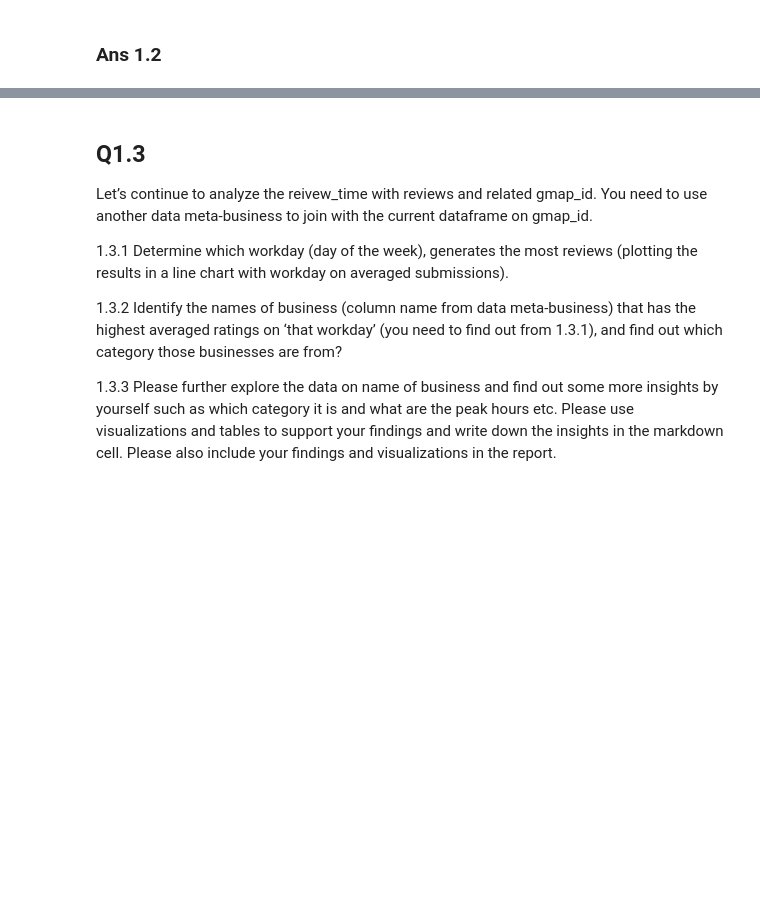
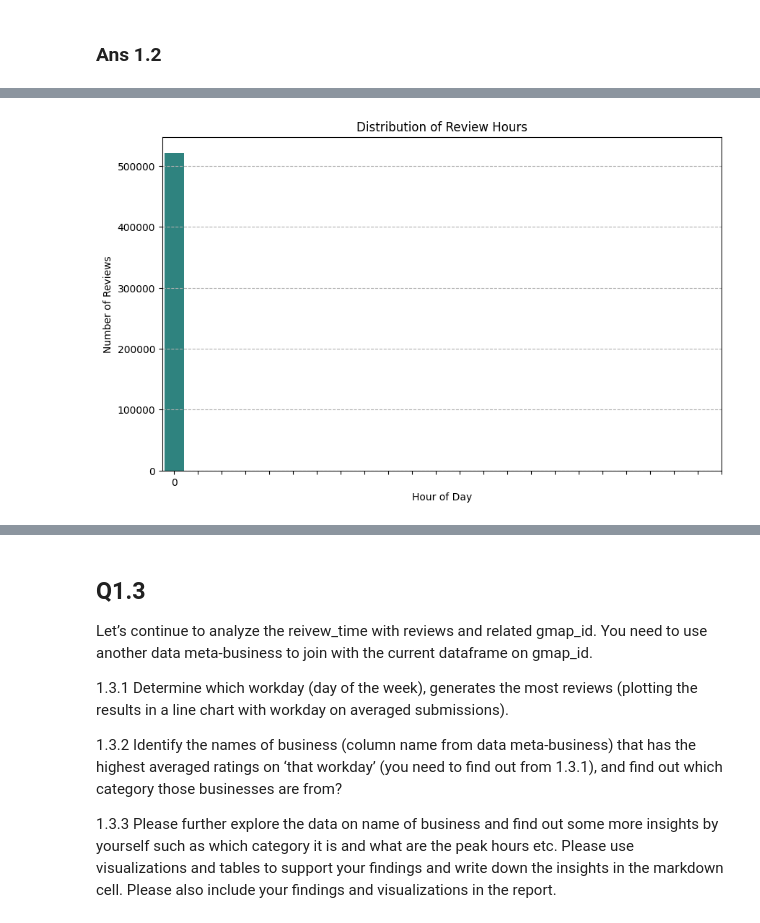
Before and after one commit to makhthum/MDS_Deakin_SIG742, a Jupyter notebook: sit742task2.ipynb, the cells around one changed output, grey strips where cells are left out. Drawn from its saved outputs; the diff is of its cells as text; code cells hidden in the pictures; blank space fills up the shorter version.

```diff
--- a/sit742task2.ipynb
+++ b/sit742task2.ipynb
@@ -38,3 +142,99 @@ Find out the information for gmap_id on the reviews. In order to achieve the abo
 1.2.3 Using matplotlib or seaborn to draw some (two or more if possible) visualizations on the relationship between gmap_id and reivew_time. You could explore for example, what is the time people usually review? How many business is reviewed in the morning time etc. Please also discuss the insights you are finding with your visualizations in the markdown cell. Please also include your findings and visualizations in the report.
 # %% [markdown]
 ### Ans 1.2
+# %%
+# 1.2.1 Using pyspark to calculate the number of reviews per each unique gmap_id and save as float format in pyspark dataframe to show the top 5 rows.
+
+# Re-initialize SparkSession
+spark = SparkSession.builder.appName("BusinessReviewAnalysis").getOrCreate()
+
+# Define the extraction directory
+extract_dir = '/content/extracted_data'
+
+# Find the review submission csv file
+review_csv_file = None
+for file in os.listdir(extract_dir):
+    if 'review.csv' in file:
+        review_csv_file = os.path.join(extract_dir, file)
+        break
+
+if review_csv_file:
+    print(f"Review submission file found: {review_csv_file}")
+
+    # Load the review data
+    try:
+        review_df_spark = spark.read.csv(
+            review_csv_file,
+            header=True,          # Use first row as header
+            inferSchema=True,     # Let Spark infer column types
+            quote='"',            # Respect double quotes around text
+            escape='"',           # Handle escaped quotes
+            multiLine=True        # If text fields contain newlines
+        )
+        print("DataFrame successfully loaded.")
+
+        # Apply transformations from Q1.1
+        review_df_spark = review_df_spark.withColumn("text", when(col("text").isNull(), "no review").otherwise(col("text")))
+        review_df_spark = review_df_spark.withColumn("newtime", date_format(from_unixtime(col("time")/1000), "yyyy-MM-dd"))
+
+        # Calculate the number of reviews per gmap_id
+        reviews_per_gmap_id_spark = review_df_spark.groupBy("gmap_id").agg(count("*").alias("review_count"))
+
+        # Cast the review_count to FloatType
+        reviews_per_gmap_id_spark = reviews_per_gmap_id_spark.withColumn("review_count", col("review_count").cast(FloatType()))
+
+        # Show the top 5 rows
+        print("Number of reviews per unique gmap_id (PySpark DataFrame - top 5):")
+        reviews_per_gmap_id_spark.show(5)
+
+        # 1.2.2 Transform the current pyspark dataframe to pandas dataframe (named as df)
+        df = review_df_spark.toPandas()
+
+        # create the column reivew_time with the information of review time on hours level.
+        # Assuming 'newtime' is already in 'yyyy-MM-dd' format from Q1.1
+        df['review_time_hour'] = pd.to_datetime(df['newtime']).dt.hour
+
+        # Print your df pandas dataframe with top 5 rows after creating the column review_time.
+        print("\nPandas DataFrame with review_time_hour (top 5):")
+        display(df.head())
+
+        # 1.2.3 Using matplotlib or seaborn to draw some (two or more if possible) visualizations
+
+        # Example Visualization 1: Distribution of review hours
+        plt.figure(figsize=(10, 6))
+        sns.countplot(data=df, x='review_time_hour', palette='viridis')
+        plt.title('Distribution of Review Hours')
+        plt.xlabel('Hour of Day')
+        plt.ylabel('Number of Reviews')
+        plt.xticks(range(24))
+        plt.grid(axis='y', linestyle='--')
+        plt.show()
+
+        # Example Visualization 2: Number of reviews per gmap_id (using the calculated counts)
+        # First, convert the reviews_per_gmap_id_spark to pandas for easier plotting
+        reviews_per_gmap_id_pandas = reviews_per_gmap_id_spark.toPandas()
+        reviews_per_gmap_id_pandas_sorted = reviews_per_gmap_id_pandas.sort_values(by='review_count', ascending=False)
+
+        plt.figure(figsize=(12, 6))
+        # Displaying top 20 gmap_ids for better visualization
+        sns.barplot(data=reviews_per_gmap_id_pandas_sorted.head(20), x='gmap_id', y='review_count', palette='magma')
+        plt.title('Top 20 Gmap IDs by Number of Reviews')
+        plt.xlabel('Gmap ID')
+        plt.ylabel('Number of Reviews')
+        plt.xticks(rotation=90)
+        plt.tight_layout()
+        plt.show()
+
+        # You can add more visualizations here to explore the relationship between gmap_id and review_time_hour
+        # For example, you could look at the average review hour per gmap_id or the distribution of hours for a specific gmap_id
+
+    except Exception as e:
+        print(f"Error processing DataFrame: {e}")
+
+    finally:
+        # Stop the SparkSession after all operations are done
+        spark.stop()
+
+else:
+    print("Review submission CSV file not found in the zip.")
+# %% [output]
@@ -40,0 +266 @@ Find out the information for gmap_id on the reviews. In order to achieve the abo
+[figure, added]
```
Also changed, not shown: parts of 5 cells of this notebook.
